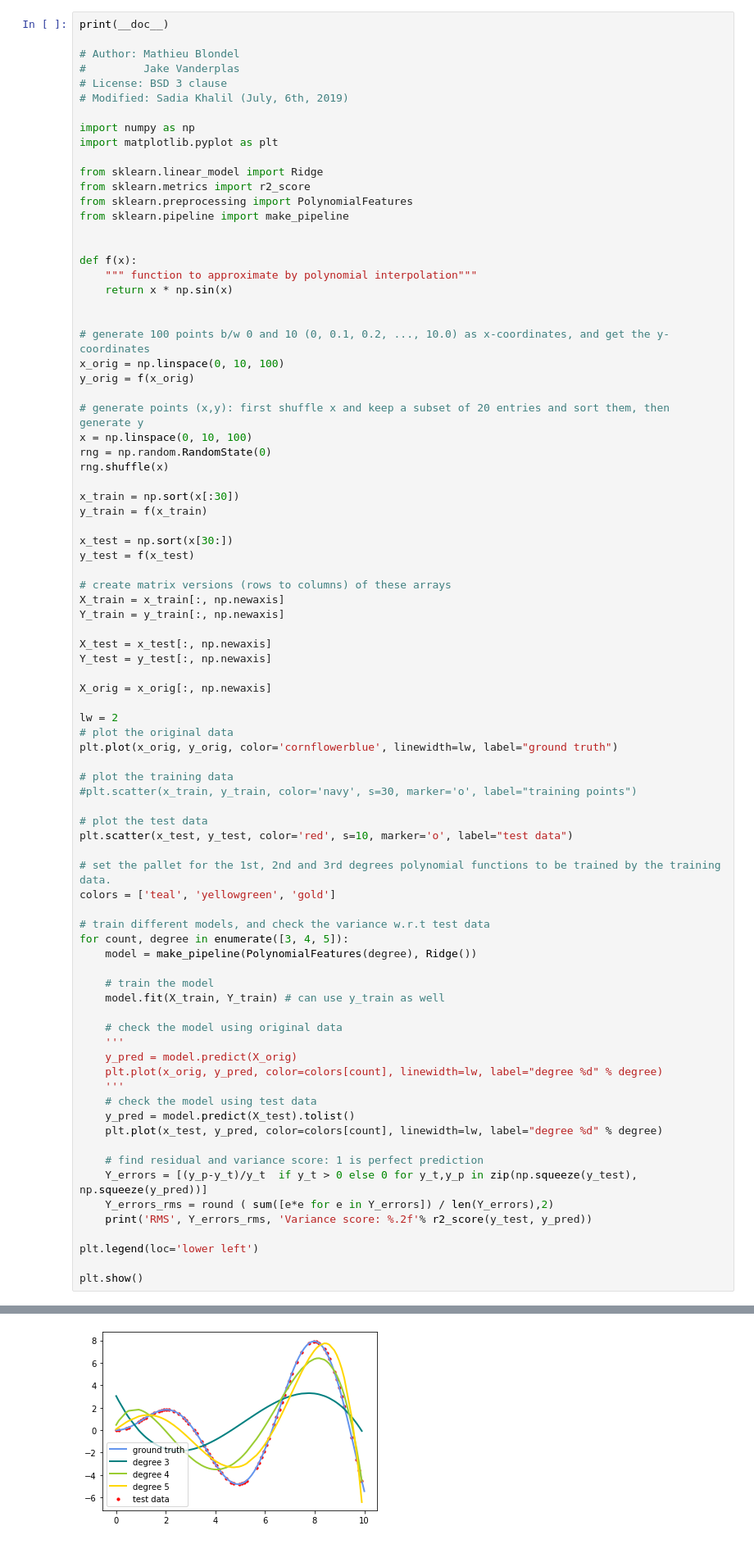
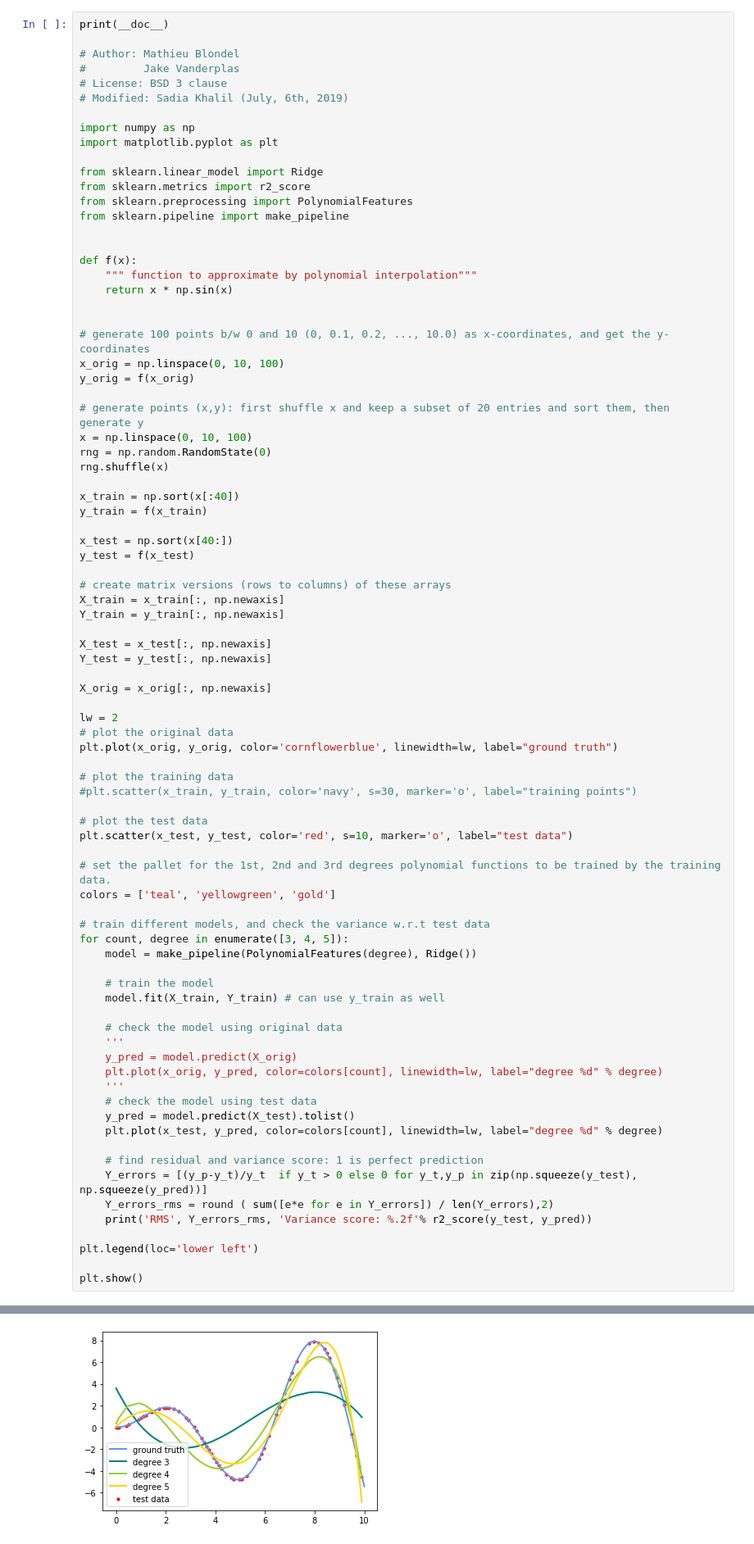
Before and after one commit to akanugan/DataScience, a Jupyter notebook: Regression/LinearRegressionTutorial/plot_polynomial_interpolation.ipynb, the cells around one changed output, grey strips where cells are left out. Shown: that part at 82% size. Cells and saved outputs as stored; diff of their text form.

```diff
--- a/Regression/LinearRegressionTutorial/plot_polynomial_interpolation.ipynb
+++ b/Regression/LinearRegressionTutorial/plot_polynomial_interpolation.ipynb
@@ -49,10 +49,10 @@ x = np.linspace(0, 10, 100)
 rng = np.random.RandomState(0)
 rng.shuffle(x)
 
-x_train = np.sort(x[:30])
+x_train = np.sort(x[:40])
 y_train = f(x_train)
 
-x_test = np.sort(x[30:])
+x_test = np.sort(x[40:])
 y_test = f(x_test)
 
 # create matrix versions (rows to columns) of these arrays
@@ -109 +109 @@ RMS 27.09 Variance score: 0.90
-[figure, old version]
+[figure, new version]
```
Also changed, not shown: parts of 1 cell of this notebook, 12 other files.
